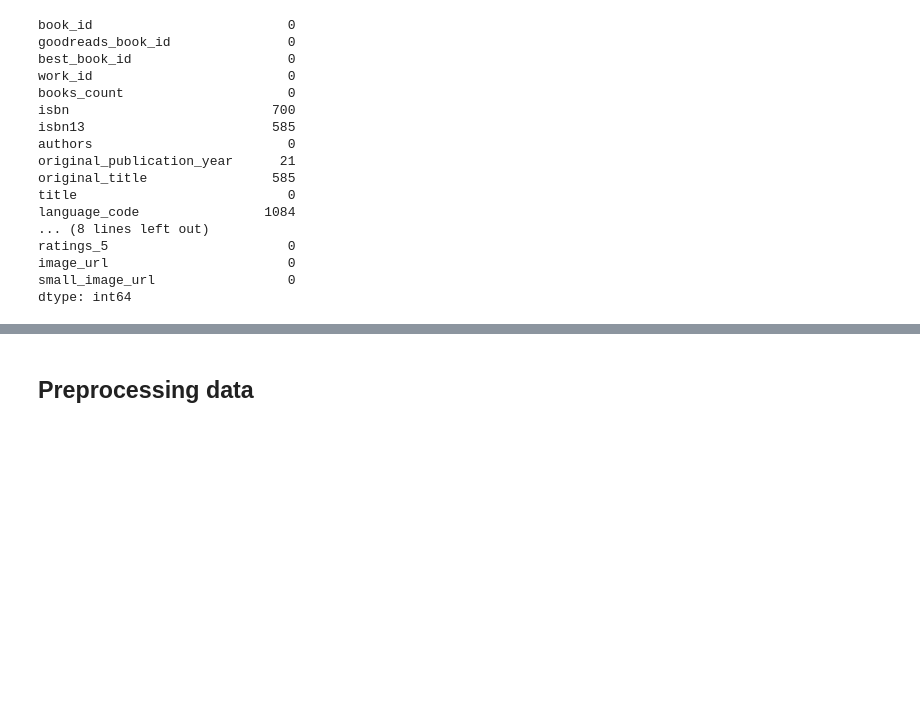
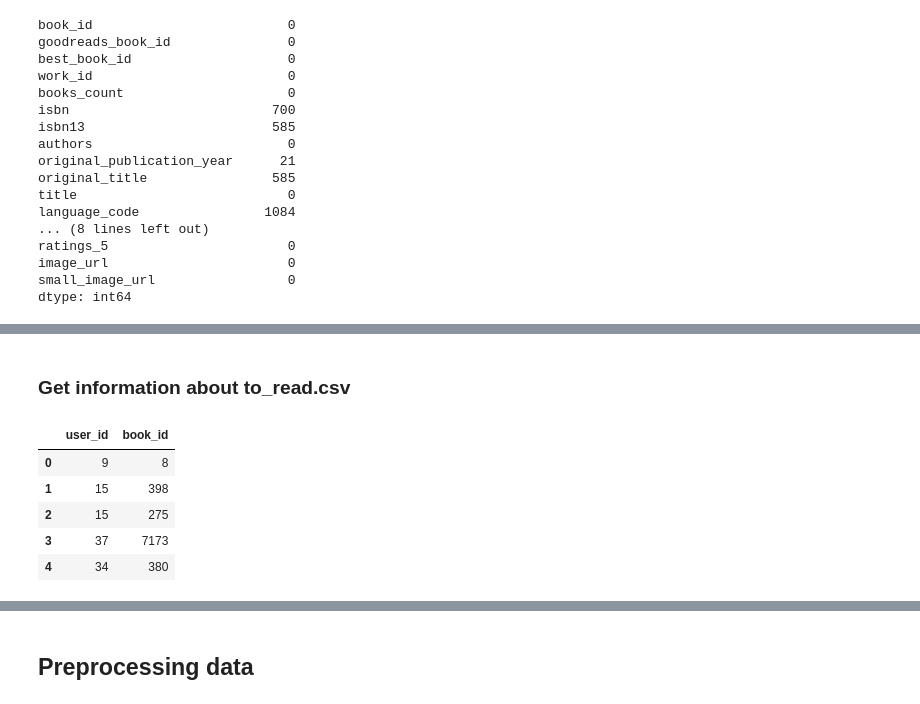
Before and after one commit to ksko02/book_recommender, a Jupyter notebook: notebooks/1.0-initial_data_exploration.ipynb, the cells around one changed output, grey strips where cells are left out. Drawn from its saved outputs; the diff is of its cells as text; code cells hidden in the pictures; blank space fills up the shorter version.

```diff
--- a/notebooks/1.0-initial_data_exploration.ipynb
+++ b/notebooks/1.0-initial_data_exploration.ipynb
@@ -18,5 +20,7 @@ import pandas as pd
 ratings = pd.read_csv('https://raw.githubusercontent.com/zygmuntz/goodbooks-10k/master/ratings.csv')
 books = pd.read_csv('https://raw.githubusercontent.com/zygmuntz/goodbooks-10k/master/books.csv')
+# %%
+to_read = pd.read_csv('https://raw.githubusercontent.com/zygmuntz/goodbooks-10k/master/to_read.csv')
 # %% [markdown]
 ## Initial data exploration
 # %% [markdown]
@@ -104,0 +226,11 @@ dtype: int64
+# %% [markdown]
+### Get information about to_read.csv
+# %%
+to_read.head()
+# %% [output]
+|  | user_id | book_id |
+| 0 | 9 | 8 |
+| 1 | 15 | 398 |
+| 2 | 15 | 275 |
+| 3 | 37 | 7173 |
+| 4 | 34 | 380 |
```
Also changed, not shown: parts of 18 cells of this notebook.
